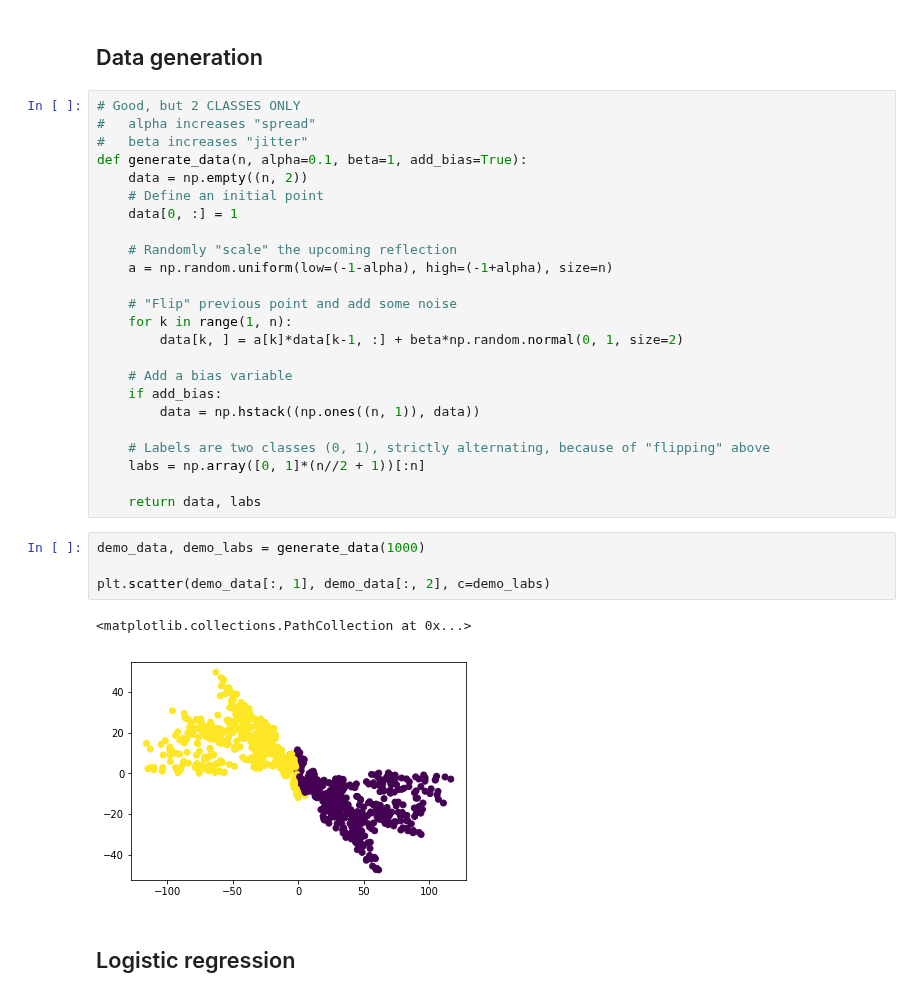
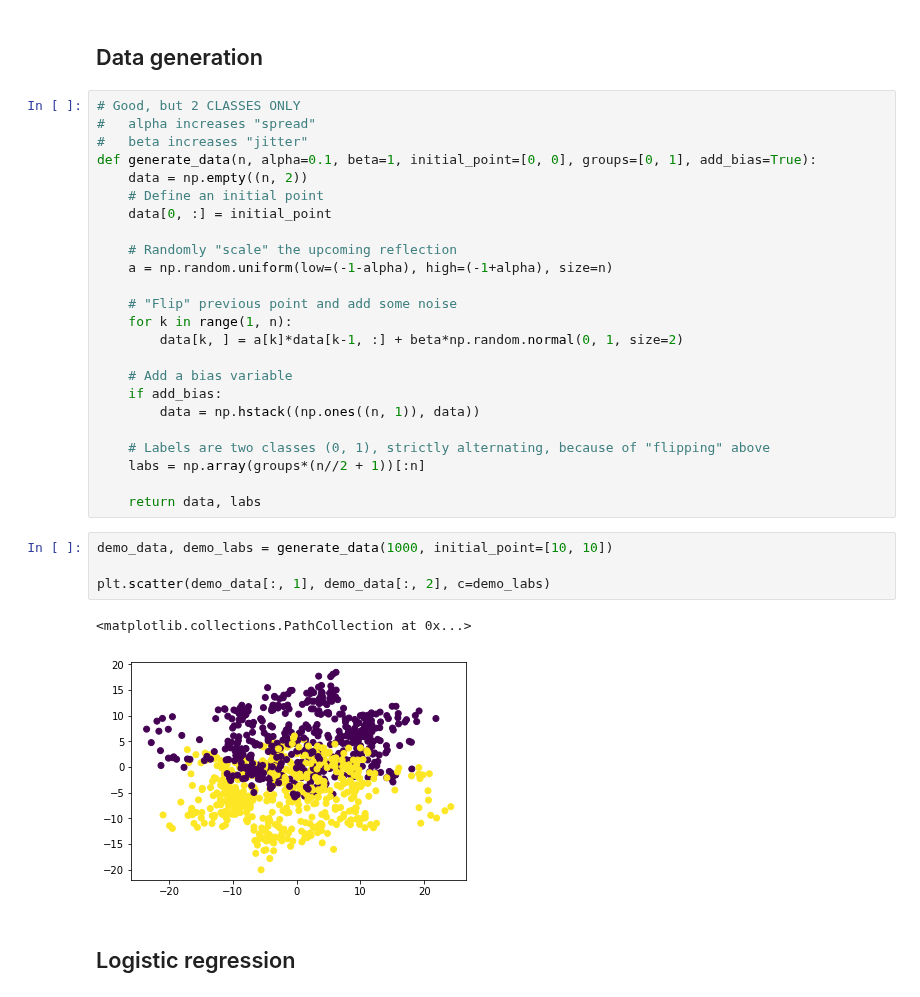
Before and after one commit to owenjonesuob/neural-nets-for-classification, a Jupyter notebook: sandbox.ipynb, the cells around one changed output. Cells and saved outputs as stored; diff of their text form.

```diff
--- a/sandbox.ipynb
+++ b/sandbox.ipynb
@@ -7,10 +7,10 @@ import matplotlib.pyplot as plt
 # Good, but 2 CLASSES ONLY
 #   alpha increases "spread"
 #   beta increases "jitter"
-def generate_data(n, alpha=0.1, beta=1, add_bias=True):
+def generate_data(n, alpha=0.1, beta=1, initial_point=[0, 0], groups=[0, 1], add_bias=True):
     data = np.empty((n, 2))
     # Define an initial point
-    data[0, :] = 1
+    data[0, :] = initial_point
 
     # Randomly "scale" the upcoming reflection
     a = np.random.uniform(low=(-1-alpha), high=(-1+alpha), size=n)
@@ -24,16 +24,16 @@ def generate_data(n, alpha=0.1, beta=1, add_bias=True):
         data = np.hstack((np.ones((n, 1)), data))
 
     # Labels are two classes (0, 1), strictly alternating, because of "flipping" above
-    labs = np.array([0, 1]*(n//2 + 1))[:n]
+    labs = np.array(groups*(n//2 + 1))[:n]
 
     return data, labs
 # %%
-demo_data, demo_labs = generate_data(1000)
+demo_data, demo_labs = generate_data(1000, initial_point=[10, 10])
 
 plt.scatter(demo_data[:, 1], demo_data[:, 2], c=demo_labs)
 # %% [output]
 <matplotlib.collections.PathCollection at 0x...>
-[figure, old version]
+[figure, new version]
 # %% [markdown]
 ## Logistic regression
 # %%
```
Also changed, not shown: parts of 16 cells of this notebook.
